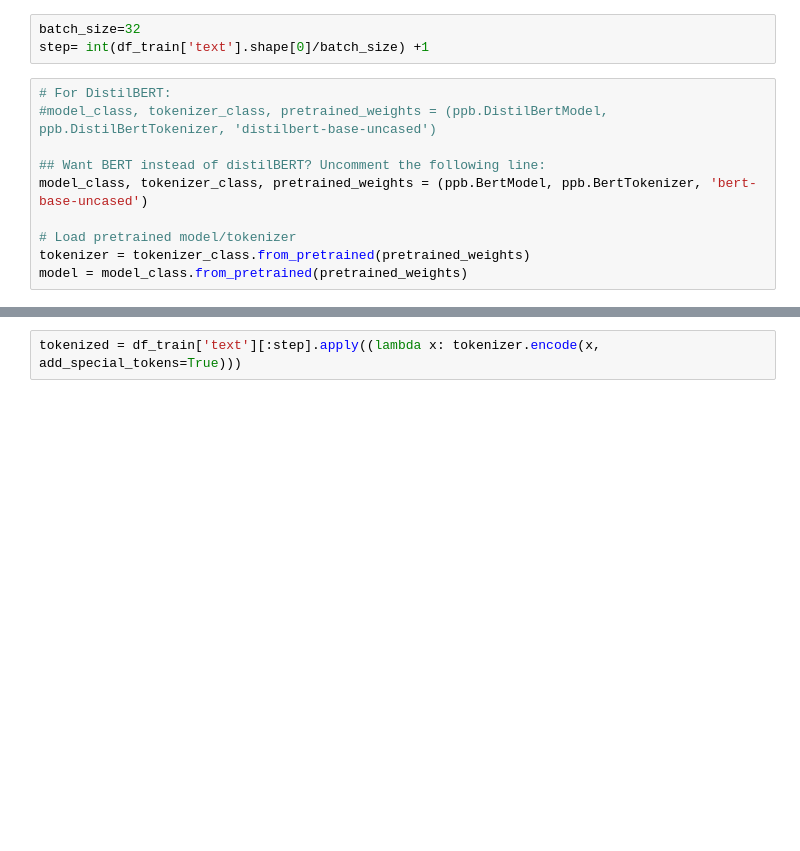
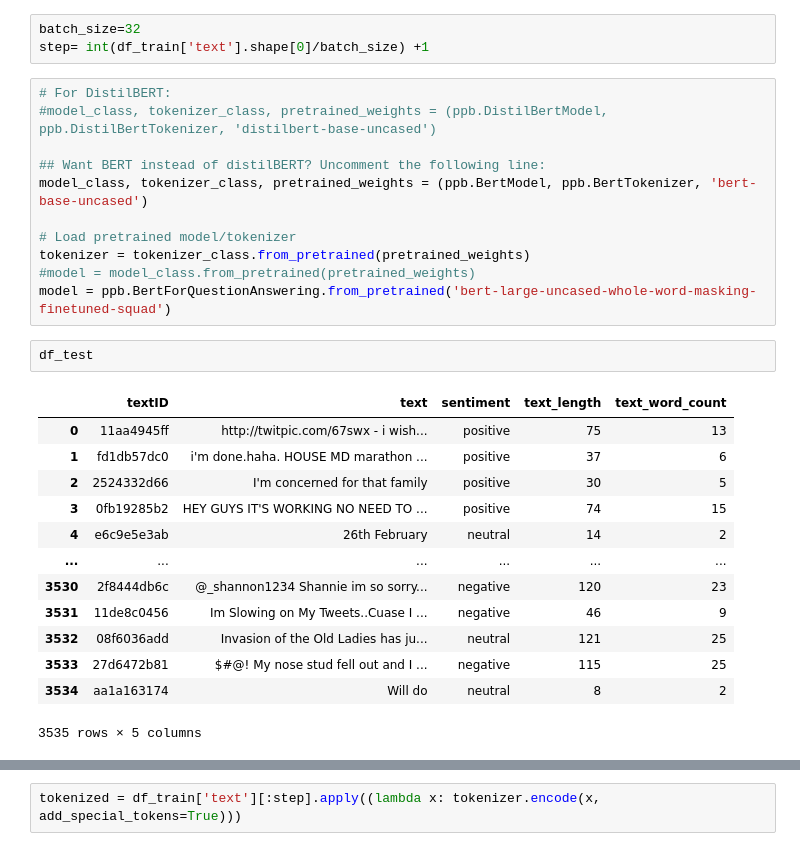
Before and after one commit to Vincentiv/TwitterSentiment, a Jupyter notebook: TwitterSentiment.ipynb, the cells around one changed output, grey strips where cells are left out. Cells and saved outputs as stored; diff of their text form; blank space fills up the shorter version.

```diff
--- a/TwitterSentiment.ipynb
+++ b/TwitterSentiment.ipynb
@@ -270,4 +260,21 @@ model_class, tokenizer_class, pretrained_weights = (ppb.BertModel, ppb.BertToken
 
 # Load pretrained model/tokenizer
 tokenizer = tokenizer_class.from_pretrained(pretrained_weights)
-model = model_class.from_pretrained(pretrained_weights)
+#model = model_class.from_pretrained(pretrained_weights)
+model = ppb.BertForQuestionAnswering.from_pretrained('bert-large-uncased-whole-word-masking-finetuned-squad')
+# %%
+df_test
+# %% [output]
+|  | textID | text | sentiment | text_length | text_word_count |
+| 0 | 11aa4945ff | http://twitpic.com/67swx - i wish... | positive | 75 | 13 |
+| 1 | fd1db57dc0 | i'm done.haha. HOUSE MD marathon ... | positive | 37 | 6 |
+| 2 | 2524332d66 | I'm concerned for that family | positive | 30 | 5 |
+| 3 | 0fb19285b2 | HEY GUYS IT'S WORKING NO NEED TO ... | positive | 74 | 15 |
+| 4 | e6c9e5e3ab | 26th February | neutral | 14 | 2 |
+| ... | ... | ... | ... | ... | ... |
+| 3530 | 2f8444db6c | @_shannon1234 Shannie im so sorry... | negative | 120 | 23 |
+| 3531 | 11de8c0456 | Im Slowing on My Tweets..Cuase I ... | negative | 46 | 9 |
+| 3532 | 08f6036add | Invasion of the Old Ladies has ju... | neutral | 121 | 25 |
+| 3533 | 27d6472b81 | $#@! My nose stud fell out and I ... | negative | 115 | 25 |
+| 3534 | aa1a163174 | Will do | neutral | 8 | 2 |
+3535 rows × 5 columns
```
Also changed, not shown: parts of 37 cells of this notebook, 2 other files.
